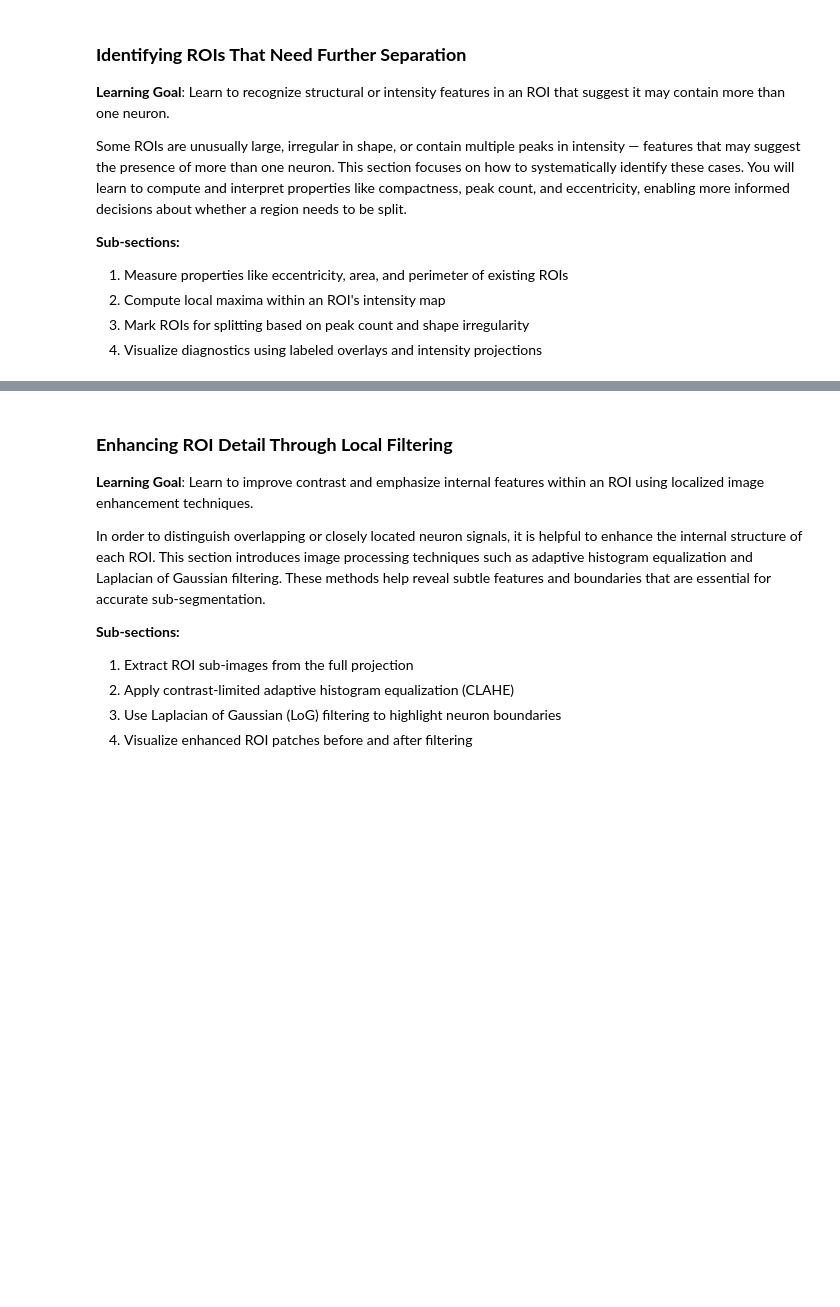
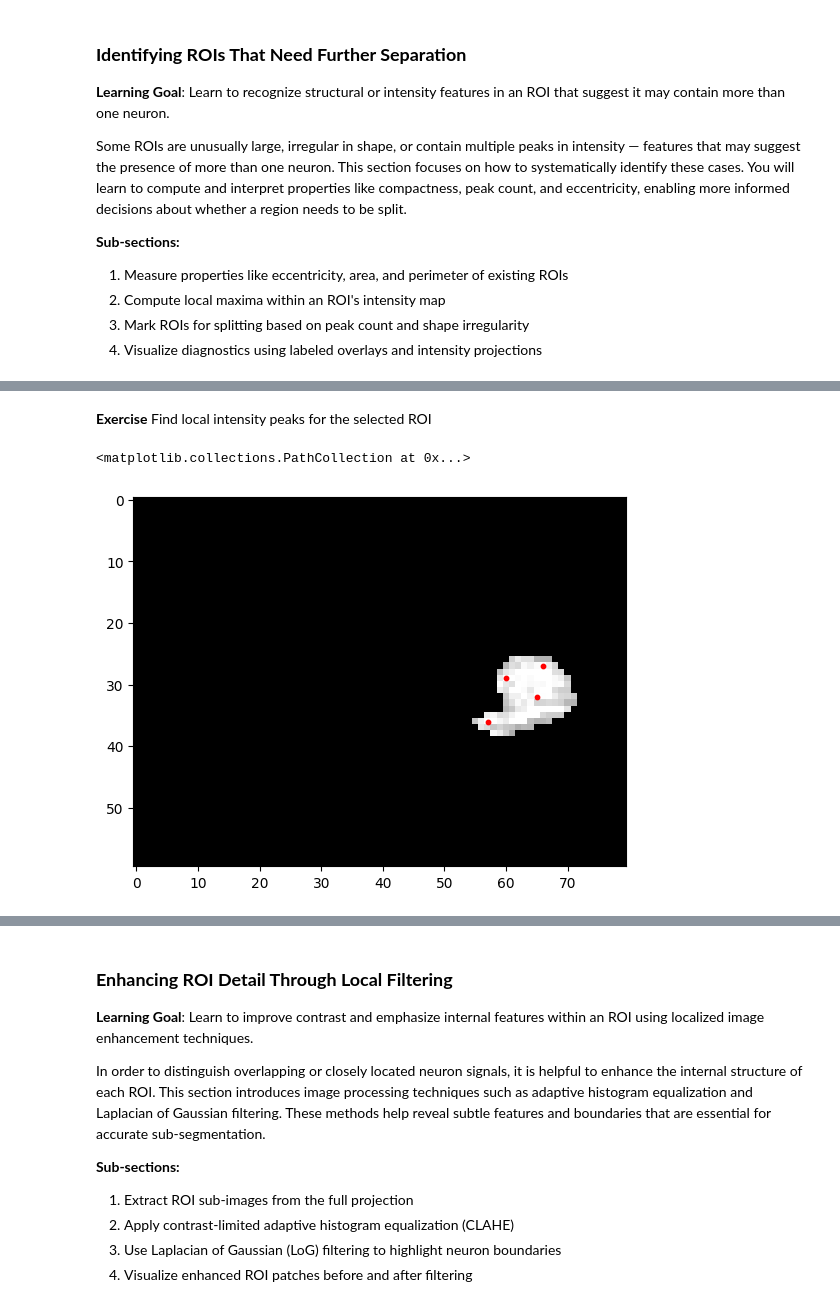
Before and after one commit to sangeethankumar/Courses, a Jupyter notebook: CalciumImaging/Draft1/08. ROI Splitting.ipynb, the cells around one changed output, grey strips where cells are left out. Saved outputs shown, nothing was run; the diff lists cells and outputs as text; code cells hidden in the pictures; blank space fills up the shorter version.

```diff
--- a/CalciumImaging/Draft1/08. ROI Splitting.ipynb
+++ b/CalciumImaging/Draft1/08. ROI Splitting.ipynb
@@ -15,0 +90,9 @@ Some ROIs are unusually large, irregular in shape, or contain multiple peaks in
+# %% [markdown]
+**Exercise** Find local intensity peaks for the selected ROI
+# %%
+coords = peak_local_max(roi_crop, min_distance=5)
+plt.imshow(roi_crop, cmap='gray')
+plt.scatter(coords[:, 1], coords[:, 0], s=10, c='r')
+# %% [output]
+<matplotlib.collections.PathCollection at 0x...>
+[figure, added]
```
Also changed, not shown: parts of 46 cells of this notebook.
